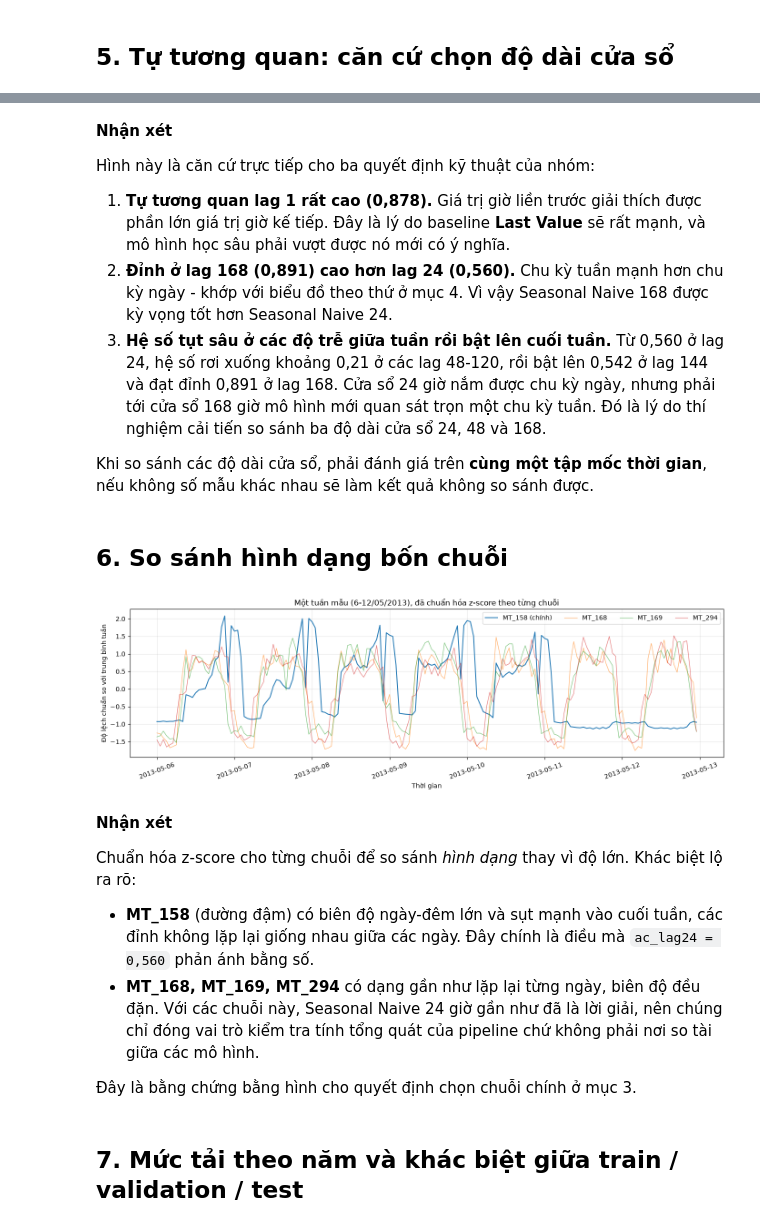
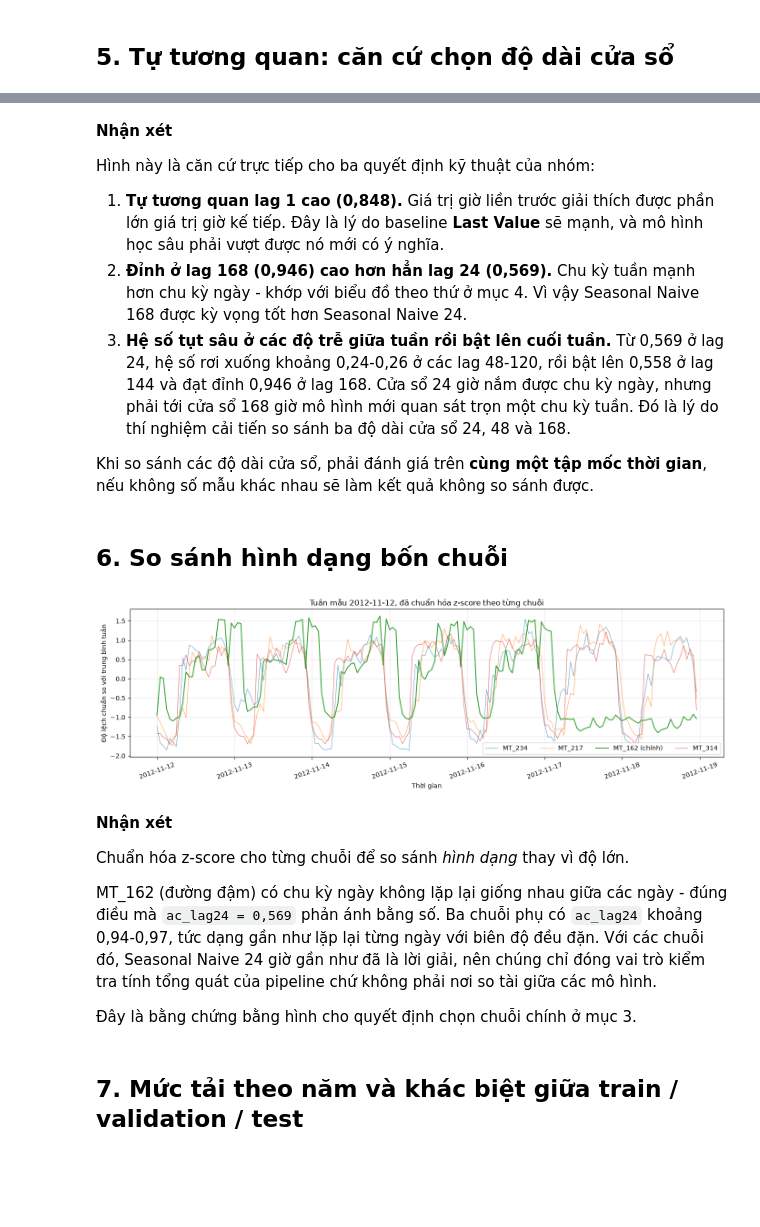
Before and after one commit to Mike051708/BTL_HOCSAU, a Jupyter notebook: notebooks/01_data_exploration.ipynb, the cells around one changed output, grey strips where cells are left out. Cells and saved outputs as stored; diff of their text form; code cells hidden in the pictures; blank space fills up the shorter version.

```diff
--- a/notebooks/01_data_exploration.ipynb
+++ b/notebooks/01_data_exploration.ipynb
@@ -41,6 +42,7 @@ Chuỗi chính: MT_158 | Các chuỗi dùng: ['MT_158', 'MT_168', 'MT_169', 'MT_
 # %%
 df = load_hourly_data(cfg)   # kiểm tra: không trùng, không thiếu, không âm, cách đều 1 giờ
 train, val, test = split_by_time(df, cfg)
+s = df[MAIN].astype(float)
 
 print("Số giờ:", len(df), "| từ", df.index.min(), "đến", df.index.max())
 print("Giá trị thiếu:", int(df.isna().sum().sum()), "| giá trị bằng 0:", int((df == 0).sum().sum()))
@@ -245,0 +253,37 @@ Name: MT_158, dtype: float64
+# %%
+# Tuần mẫu KHÔNG chọn tùy ý. Tiêu chí: nằm trong tập TRAIN (không nhìn dữ liệu
+# validation/test khi khảo sát, kể cả chỉ để vẽ minh họa), đủ 168 giờ, không chứa
+# ngày chuyển giờ, không chứa giờ bằng 0, và có trung bình gần trung bình toàn
+# chuỗi nhất - để tuần được vẽ là tuần đại diện, không phải tuần nhìn đẹp.
+dst_days = {pd.Timestamp(d).date() for k in ("march", "october") for d in cfg["dst"][k]}
+ung_vien = []
+for bat_dau, nhom in s.resample("W-MON", label="left", closed="left"):
+    if len(nhom) != 168 or (nhom == 0).any():
+        continue
+    if nhom.index.max() > train_end:
+        continue
+    if any(d.date() in dst_days for d in nhom.index):
+        continue
+    ung_vien.append((abs(nhom.mean() - s.mean()), bat_dau, nhom.mean()))
+
+if not ung_vien:
+    raise RuntimeError(
+        "Không tuần nào trong tập train thỏa mọi tiêu chí. "
+        "Xem lại mốc chia tập hoặc danh sách ngày chuyển giờ trong configs/config.yaml.")
+ung_vien.sort()
+_, TUAN_MAU, tb_tuan = ung_vien[0]
+print(f"Tuần mẫu: {TUAN_MAU.date()} -> {(TUAN_MAU + pd.Timedelta(days=6)).date()}"
+      f" | trung bình {tb_tuan:.1f} kW so với toàn chuỗi {s.mean():.1f} kW")
+
+fig, axes = plt.subplots(1, 2, figsize=(14, 4))
+week = s.loc[TUAN_MAU:TUAN_MAU + pd.Timedelta(days=6, hours=23)]
+axes[0].plot(week.index, week.values)
+axes[0].set(title=f"{MAIN}: tuần mẫu ({TUAN_MAU.date()})", ylabel="kW")
+axes[0].tick_params(axis="x", rotation=30)
+
+wd = s.groupby(s.index.dayofweek).mean()
+axes[1].bar(["T2", "T3", "T4", "T5", "T6", "T7", "CN"], wd.values)
+axes[1].set(title=f"{MAIN}: trung bình theo thứ trong tuần", ylabel="kW")
+
+fig.tight_layout(); fig.savefig(FIG_DIR / "eda_main_week_and_weekday.png", dpi=150); plt.show()
+wd.round(1).rename(index=dict(enumerate(["T2", "T3", "T4", "T5", "T6", "T7", "CN"])))
@@ -305,45 +382,44 @@ Các độ trễ đáng chú ý:
 
 Hình này là căn cứ trực tiếp cho ba quyết định kỹ thuật của nhóm:
 
-1. **Tự tương quan lag 1 rất cao (0,878).** Giá trị giờ liền trước giải thích được phần lớn giá trị giờ kế tiếp.
-   Đây là lý do baseline **Last Value** sẽ rất mạnh, và mô hình học sâu phải vượt được nó mới có ý nghĩa.
-2. **Đỉnh ở lag 168 (0,891) cao hơn lag 24 (0,560).** Chu kỳ tuần mạnh hơn chu kỳ ngày - khớp với biểu đồ
-   theo thứ ở mục 4. Vì vậy Seasonal Naive 168 được kỳ vọng tốt hơn Seasonal Naive 24.
-3. **Hệ số tụt sâu ở các độ trễ giữa tuần rồi bật lên cuối tuần.** Từ 0,560 ở lag 24, hệ số rơi xuống khoảng
-   0,21 ở các lag 48-120, rồi bật lên 0,542 ở lag 144 và đạt đỉnh 0,891 ở lag 168. Cửa sổ 24 giờ nắm được chu kỳ ngày,
-   nhưng phải tới cửa sổ 168 giờ mô hình mới quan sát trọn một chu kỳ tuần. Đó là lý do thí nghiệm cải tiến
-   so sánh ba độ dài cửa sổ 24, 48 và 168.
+1. **Tự tương quan lag 1 cao (0,848).** Giá trị giờ liền trước giải thích được phần lớn giá trị giờ kế tiếp.
+   Đây là lý do baseline **Last Value** sẽ mạnh, và mô hình học sâu phải vượt được nó mới có ý nghĩa.
+2. **Đỉnh ở lag 168 (0,946) cao hơn hẳn lag 24 (0,569).** Chu kỳ tuần mạnh hơn chu kỳ ngày - khớp với
+   biểu đồ theo thứ ở mục 4. Vì vậy Seasonal Naive 168 được kỳ vọng tốt hơn Seasonal Naive 24.
+3. **Hệ số tụt sâu ở các độ trễ giữa tuần rồi bật lên cuối tuần.** Từ 0,569 ở lag 24, hệ số rơi xuống
+   khoảng 0,24-0,26 ở các lag 48-120, rồi bật lên 0,558 ở lag 144 và đạt đỉnh 0,946 ở lag 168. Cửa sổ 24
+   giờ nắm được chu kỳ ngày, nhưng phải tới cửa sổ 168 giờ mô hình mới quan sát trọn một chu kỳ tuần. Đó là
+   lý do thí nghiệm cải tiến so sánh ba độ dài cửa sổ 24, 48 và 168.
 
-Khi so sánh các độ dài cửa sổ, phải đánh giá trên **cùng một tập mốc thời gian**, nếu không số mẫu khác nhau
-sẽ làm kết quả không so sánh được.
+Khi so sánh các độ dài cửa sổ, phải đánh giá trên **cùng một tập mốc thời gian**, nếu không số mẫu khác
+nhau sẽ làm kết quả không so sánh được.
 # %% [markdown]
 ## 6. So sánh hình dạng bốn chuỗi
 # %%
 # Chuẩn hóa z-score theo từng chuỗi để so sánh HÌNH DẠNG, không so sánh độ lớn.
-week_all = df.loc["2013-05-06":"2013-05-12"]
+week_all = df.loc[TUAN_MAU:TUAN_MAU + pd.Timedelta(days=6, hours=23)]
 norm = (week_all - week_all.mean()) / week_all.std()
 
 fig, ax = plt.subplots(figsize=(14, 4.5))
 for c in norm.columns:
     ax.plot(norm.index, norm[c], lw=1.4 if c == MAIN else 0.9,
             alpha=1.0 if c == MAIN else 0.6,
             label=f"{c} (chính)" if c == MAIN else c)
-ax.set(title="Một tuần mẫu (6-12/05/2013), đã chuẩn hóa z-score theo từng chuỗi",
+ax.set(title=f"Tuần mẫu {TUAN_MAU.date()}, đã chuẩn hóa z-score theo từng chuỗi",
        xlabel="Thời gian", ylabel="Độ lệch chuẩn so với trung bình tuần")
 ax.tick_params(axis="x", rotation=20); ax.legend(ncol=4)
 fig.tight_layout(); fig.savefig(FIG_DIR / "eda_series_comparison.png", dpi=150); plt.show()
 # %% [output]
-[figure, old version]
+[figure, new version]
 # %% [markdown]
 **Nhận xét**
 
-Chuẩn hóa z-score cho từng chuỗi để so sánh *hình dạng* thay vì độ lớn. Khác biệt lộ ra rõ:
+Chuẩn hóa z-score cho từng chuỗi để so sánh *hình dạng* thay vì độ lớn.
 
-- **MT_158** (đường đậm) có biên độ ngày-đêm lớn và sụt mạnh vào cuối tuần, các đỉnh không lặp lại giống nhau
-  giữa các ngày. Đây chính là điều mà `ac_lag24 = 0,560` phản ánh bằng số.
-- **MT_168, MT_169, MT_294** có dạng gần như lặp lại từng ngày, biên độ đều đặn. Với các chuỗi này,
-  Seasonal Naive 24 giờ gần như đã là lời giải, nên chúng chỉ đóng vai trò kiểm tra tính tổng quát
-  của pipeline chứ không phải nơi so tài giữa các mô hình.
+MT_162 (đường đậm) có chu kỳ ngày không lặp lại giống nhau giữa các ngày - đúng điều mà
+`ac_lag24 = 0,569` phản ánh bằng số. Ba chuỗi phụ có `ac_lag24` khoảng 0,94-0,97, tức dạng gần như lặp
+lại từng ngày với biên độ đều đặn. Với các chuỗi đó, Seasonal Naive 24 giờ gần như đã là lời giải, nên
+chúng chỉ đóng vai trò kiểm tra tính tổng quát của pipeline chứ không phải nơi so tài giữa các mô hình.
 
 Đây là bằng chứng bằng hình cho quyết định chọn chuỗi chính ở mục 3.
 # %% [markdown]
```
Also changed, not shown: parts of 29 cells of this notebook, 31 other files.
